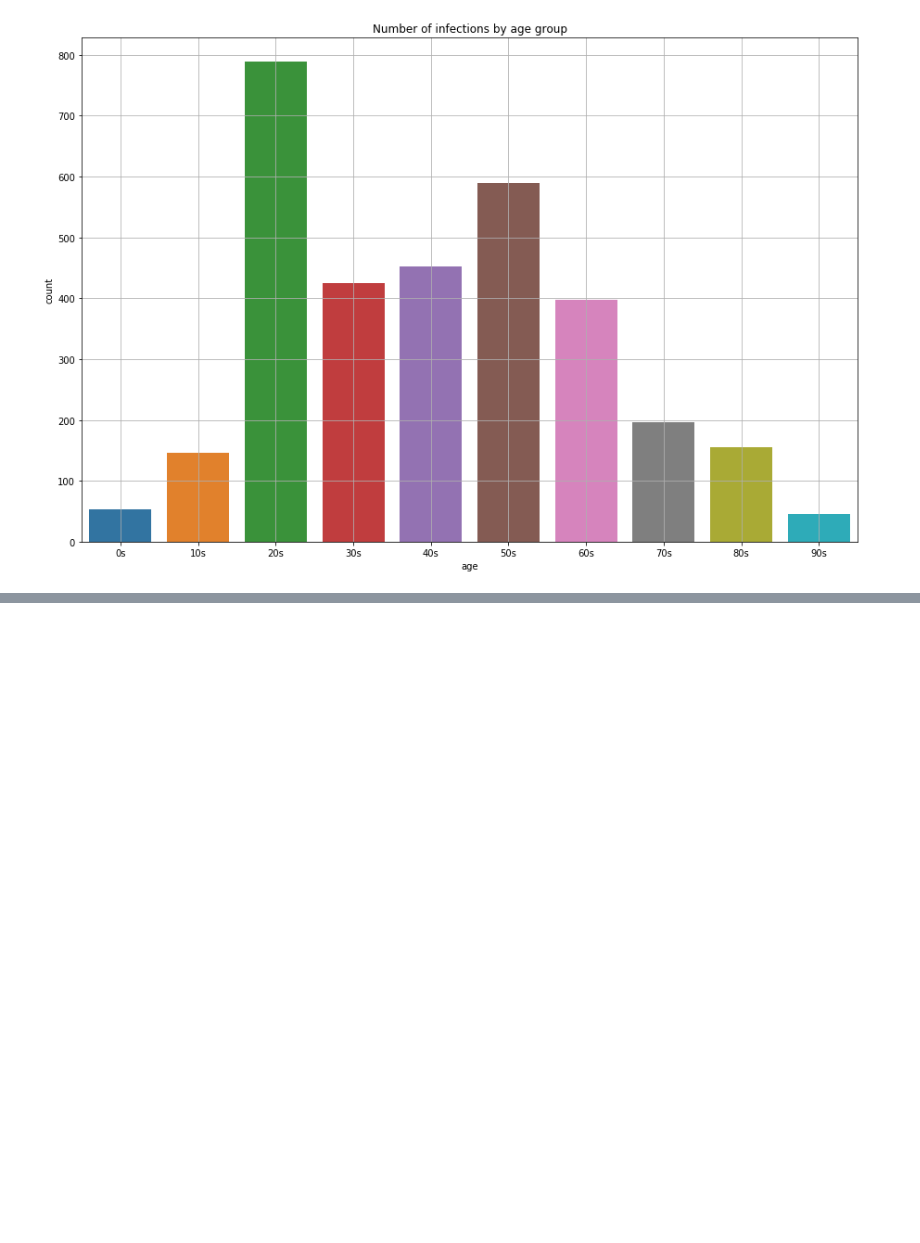
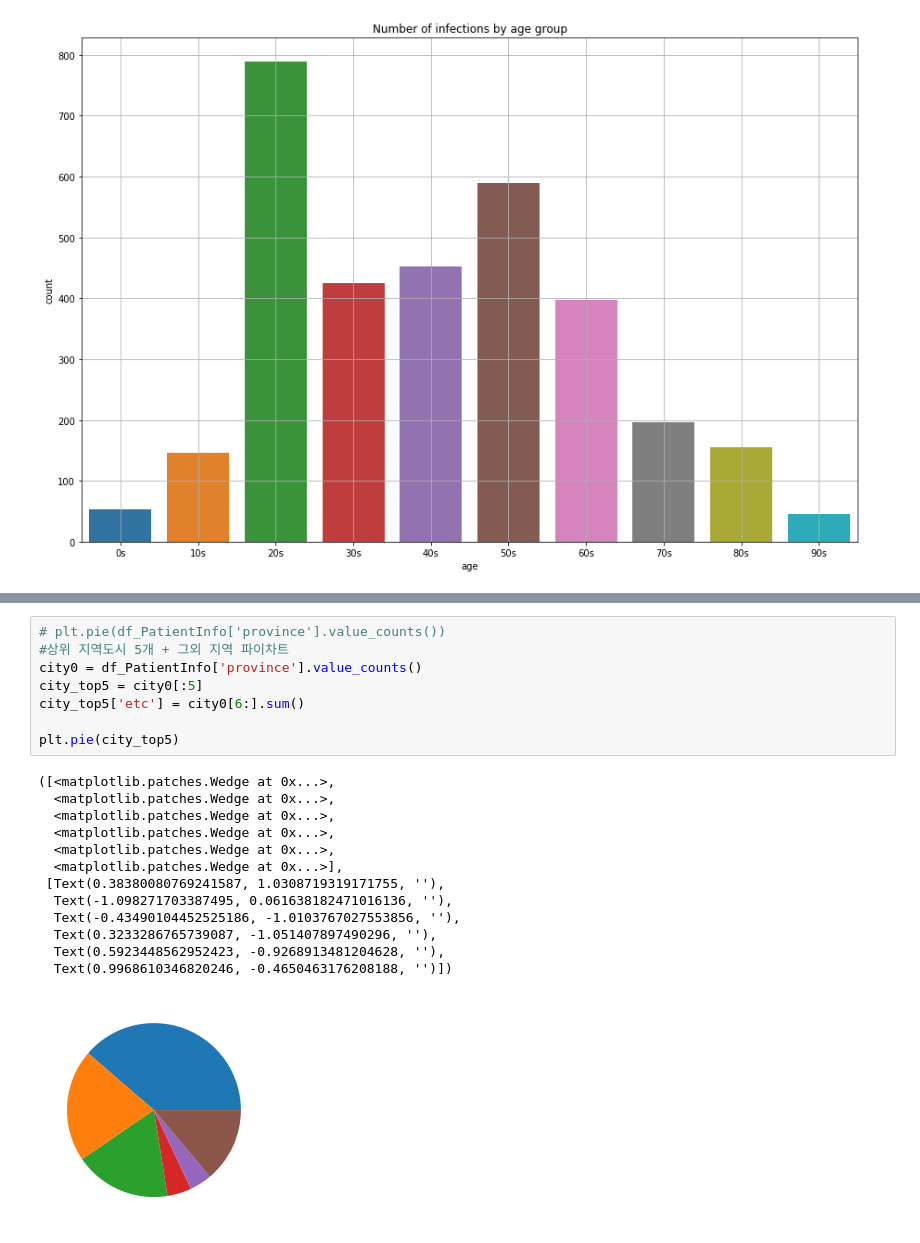
Before and after one commit to Junhyuk93/corona-EDA, a Jupyter notebook: corona_base.ipynb, the cells around one changed output, grey strips where cells are left out. Drawn from its saved outputs; the diff is of its cells as text; blank space fills up the shorter version.

```diff
--- a/corona_base.ipynb
+++ b/corona_base.ipynb
@@ -306,0 +459,22 @@ plt.grid(True)
+# %%
+# plt.pie(df_PatientInfo['province'].value_counts())
+#상위 지역도시 5개 + 그외 지역 파이차트
+city0 = df_PatientInfo['province'].value_counts()
+city_top5 = city0[:5]
+city_top5['etc'] = city0[6:].sum()
+
+plt.pie(city_top5)
+# %% [output]
+([<matplotlib.patches.Wedge at 0x...>,
+  <matplotlib.patches.Wedge at 0x...>,
+  <matplotlib.patches.Wedge at 0x...>,
+  <matplotlib.patches.Wedge at 0x...>,
+  <matplotlib.patches.Wedge at 0x...>,
+  <matplotlib.patches.Wedge at 0x...>],
+ [Text(0.38380080769241587, 1.0308719319171755, ''),
+  Text(-1.098271703387495, 0.061638182471016136, ''),
+  Text(-0.43490104452525186, -1.0103767027553856, ''),
+  Text(0.3233286765739087, -1.051407897490296, ''),
+  Text(0.5923448562952423, -0.9268913481204628, ''),
+  Text(0.9968610346820246, -0.4650463176208188, '')])
+[figure, added]
```
Also changed, not shown: parts of 16 cells of this notebook.
